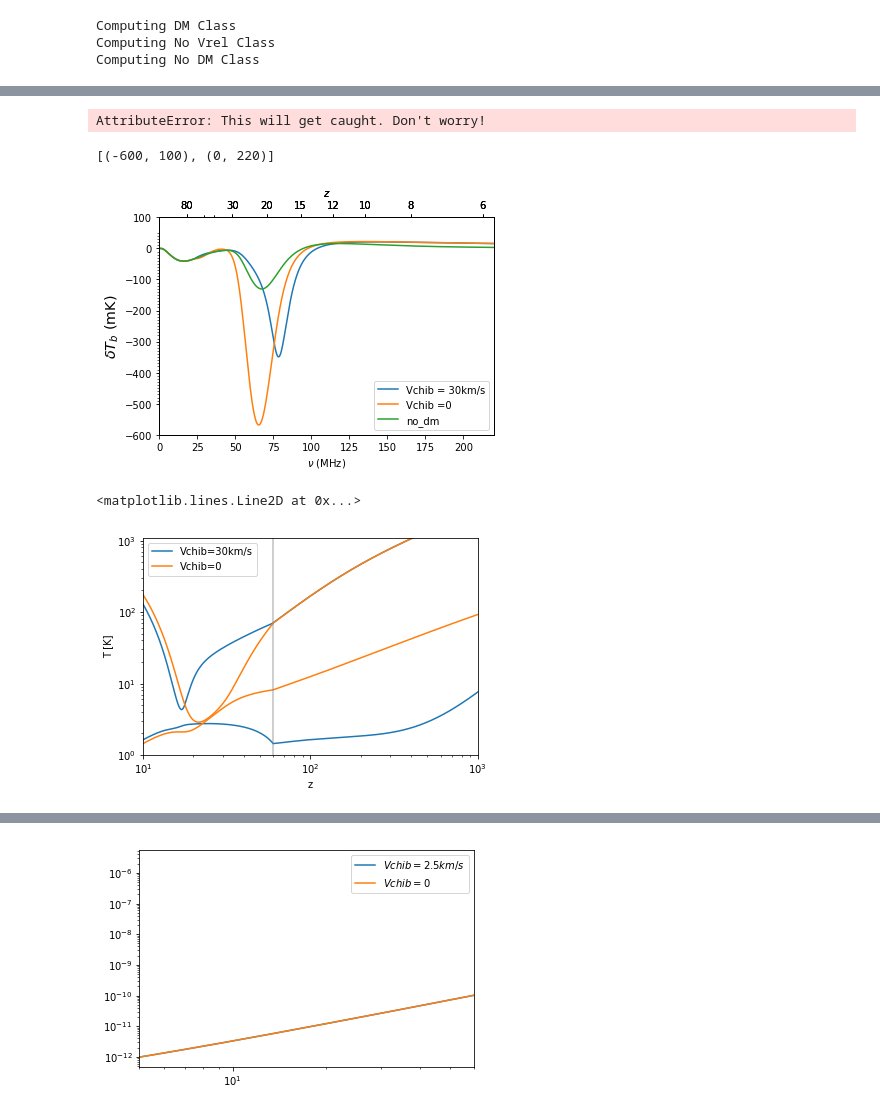
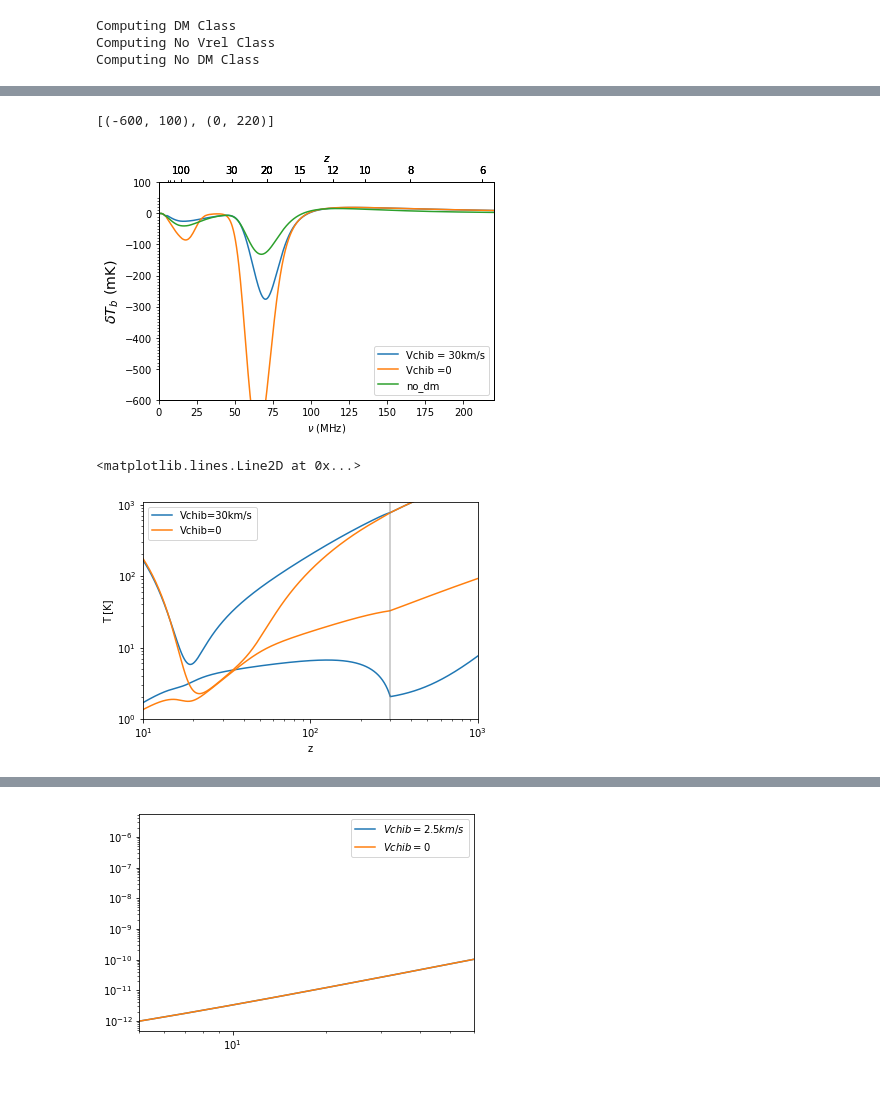
Before and after one commit to treydriskell/millicharge21cm, a Jupyter notebook: scratch/notebooks/munoz_fig.ipynb, the cells around one changed output, grey strips where cells are left out. Drawn from its saved outputs; the diff is of its cells as text; code cells hidden in the pictures.

```diff
--- a/scratch/notebooks/munoz_fig.ipynb
+++ b/scratch/notebooks/munoz_fig.ipynb
@@ -44,5 +54,8 @@ Computing No DM Class
 # %%
 z_initial=200
+z_initial=60
+z_initial=500
+
 thermo = cl.get_thermodynamics()
 inputs = {
     'z': thermo['z'], 'xe': thermo['x_e'], 'Tk': thermo['Tb [K]'],
@@ -62,28 +75,42 @@ inputs_nodm = {
     'Tchi': thermo_nodm['T_dmeff'], 'Vchib': 0
 }
 # %%
-
-hmf_table = '/Users/jacoblashner/dm/lib/ares//input/hmf/hmf_ST_planck_TTTEEE_lowl_lowE_best_logM_1400_4-18_z_1201_0-60.hdf5'
+import os
+hmf_table = os.environ['ARES'] + '/input/hmf/hmf_ST_planck_TTTEEE_lowl_lowE_best_logM_1400_4-18_z_1201_0-60.hdf5'
 # %%
 # No DM sim
+
+other_params = dict(restricted_timestep=['ions', 'neutrals', 'electrons', 'temperature', 'hubble'],
+                    epsilon_dt=0.05*0.02)
+other_params_idm = dict(restricted_timestep=['ions', 'neutrals', 'electrons', 'temperature', 'hubble', 'idm'],
+                    epsilon_dt=0.05*0.02)
+
 sim_nodm = ares.simulations.Global21cm(
     cosmology_inits=inputs_nodm, include_dm=False, verbose=True,
     m_dmeff=m_dmeff, sigma_dmeff=0, npow_dmeff=-4,
-    cosmology_name='user', hmf_table=hmf_table, z_initial=z_initial
+    cosmology_name='user', hmf_table=hmf_table, initial_redshift=z_initial,
+    **other_params
 )
 
 # Vchi = 0 sim
+
+
 sim_noVrel = ares.simulations.Global21cm(
     cosmology_inits=inputs_noVrel, include_dm=True, verbose=True,
     m_dmeff=m_dmeff, sigma_dmeff=sigma_dmeff, npow_dmeff=-4,
-    cosmology_name='user', hmf_table=hmf_table, z_initial=z_initial
+    cosmology_name='user', hmf_table=hmf_table, initial_redshift=z_initial,
+    **other_params_idm
 )
 
 # Vrel = 30 km/s at z=1010
+# trying to change initial timestep here (jordan suggested)
+# initial_timestep = 1e-9
+initial_timestep = .001
 sim = ares.simulations.Global21cm(
     cosmology_inits=inputs, include_dm=True, verbose=True,
     m_dmeff=m_dmeff, sigma_dmeff=sigma_dmeff, npow_dmeff=-4,
-    cosmology_name='user', hmf_table=hmf_table, initial_timestep=1e-9, z_initial=z_initial
+    cosmology_name='user', hmf_table=hmf_table, initial_timestep=initial_timestep, initial_redshift=z_initial,
+    **other_params_idm
 )
 # %% [output]
 ##############################################################################################################
@@ -138,4 +158,0 @@ SystemExit: 1
-# %%
-sim.history()
-# %% [output]
-AttributeError: This will get caught. Don't worry!
@@ -150,29 +171,29 @@ ax.legend()
 ax.set(ylim=(-600,100), xlim=(0, 220))
 # %% [output]
 [(-600, 100), (0, 220)]
-[figure, old version]
+[figure, new version]
 # %%
 fig, ax = plt.subplots()
 
 cs = ['C0', 'C1']
 labels = ['Vchib=30km/s', 'Vchib=0']
 lines = []
 for i,s in enumerate([sim, sim_noVrel]):
 # for i,s in enumerate([sim]):
     zs = s.history['z']
     Tb = s.history['igm_Tk']
     Tchi = s.history['igm_Tchi']
     ax.plot(zs, Tb, c=cs[i])
     l, = ax.plot(zs, Tchi, c=cs[i])
     lines.append(l)
 ax.set(xscale='log', yscale='log')
 ax.set(xlim=(10, 1000), ylim=(1,1100))
 ax.set(xlabel='z', ylabel='T [K]')
 ax.legend(lines, labels)
-ax.axvline(60, c='grey', alpha=0.5)
+ax.axvline(z_initial, c='grey', alpha=0.5)
 # %% [output]
 <matplotlib.lines.Line2D at 0x...>
-[figure, old version]
+[figure, new version]
 # %%
 fig, ax = plt.subplots()
 
```
Also changed, not shown: parts of 6 cells of this notebook, 2 other files.
